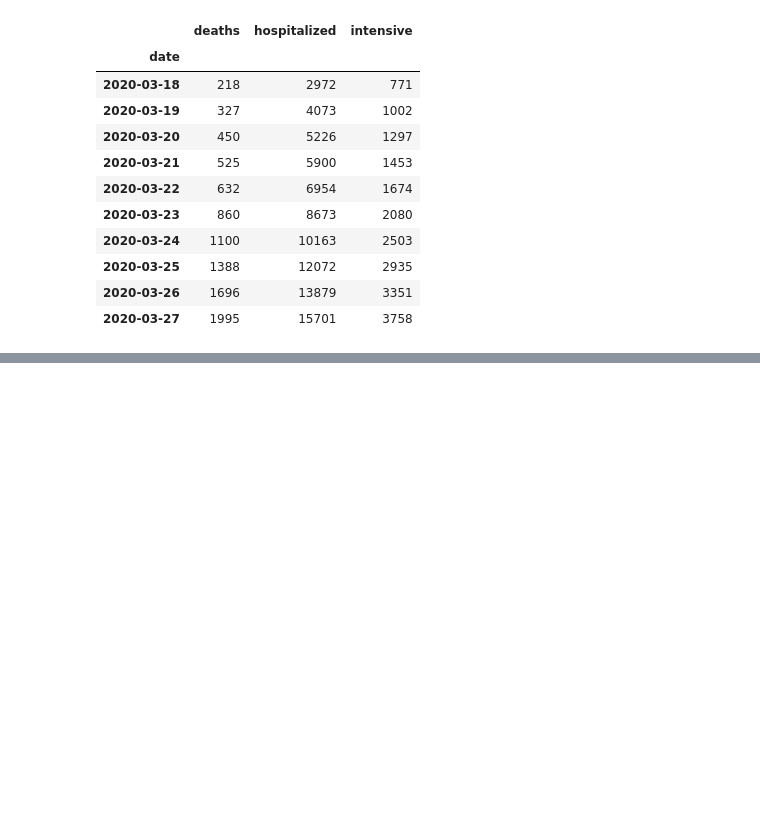
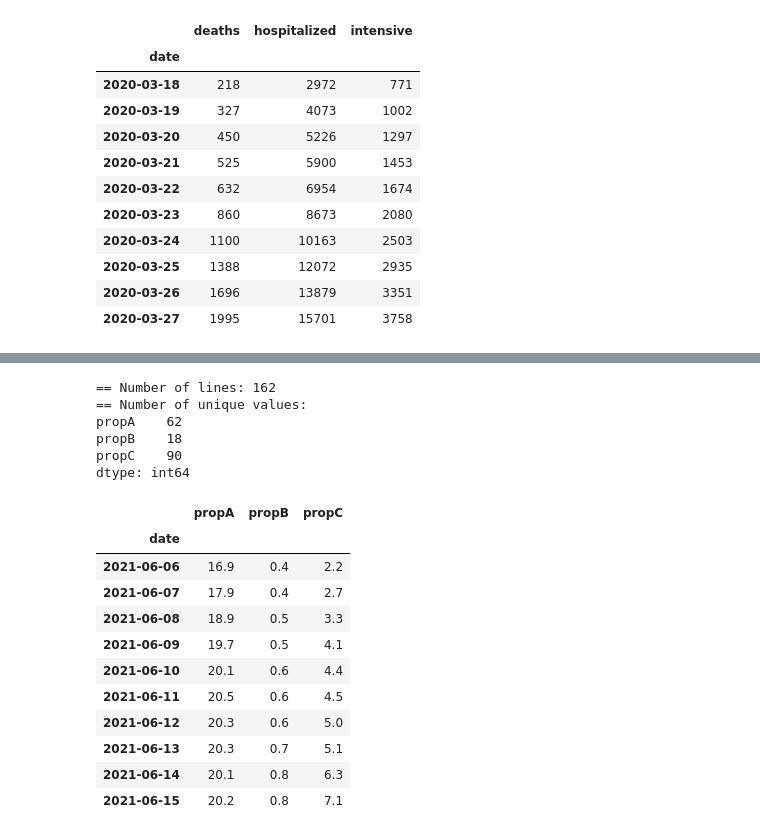
Before and after one commit to frmichel/covid19-statsfr-rdf-dataset, a Jupyter notebook: jupyter_notebok_example.ipynb, the cells around one changed output, grey strips where cells are left out. Drawn from its saved outputs; the diff is of its cells as text; code cells hidden in the pictures; blank space fills up the shorter version.

```diff
--- a/jupyter_notebok_example.ipynb
+++ b/jupyter_notebok_example.ipynb
@@ -145,0 +190,28 @@ plt.show()
+# %%
+# Prepare data
+df.propA = df.propA.astype(float)
+df.propB = df.propB.astype(float)
+df.propC = df.propC.astype(float)
+df.date = pd.to_datetime(df.date, format='%Y-%m-%d')
+df.set_index('date', inplace=True)
+
+dataframe_preview(df, end=10)
+# %% [output]
+== Number of lines: 162
+== Number of unique values:
+propA    62
+propB    18
+propC    90
+dtype: int64
+|  | propA | propB | propC |
+| date |  |  |  |
+| 2021-06-06 | 16.9 | 0.4 | 2.2 |
+| 2021-06-07 | 17.9 | 0.4 | 2.7 |
+| 2021-06-08 | 18.9 | 0.5 | 3.3 |
+| 2021-06-09 | 19.7 | 0.5 | 4.1 |
+| 2021-06-10 | 20.1 | 0.6 | 4.4 |
+| 2021-06-11 | 20.5 | 0.6 | 4.5 |
+| 2021-06-12 | 20.3 | 0.6 | 5.0 |
+| 2021-06-13 | 20.3 | 0.7 | 5.1 |
+| 2021-06-14 | 20.1 | 0.8 | 6.3 |
+| 2021-06-15 | 20.2 | 0.8 | 7.1 |
```
Also changed, not shown: parts of 9 cells of this notebook, 10 other files.
